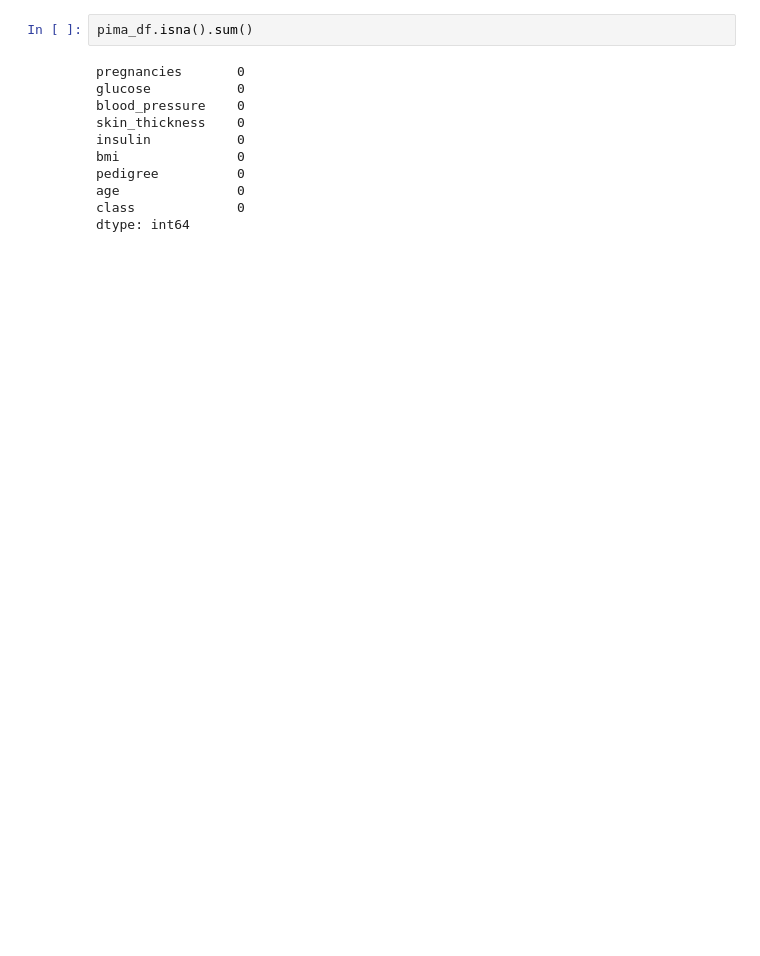
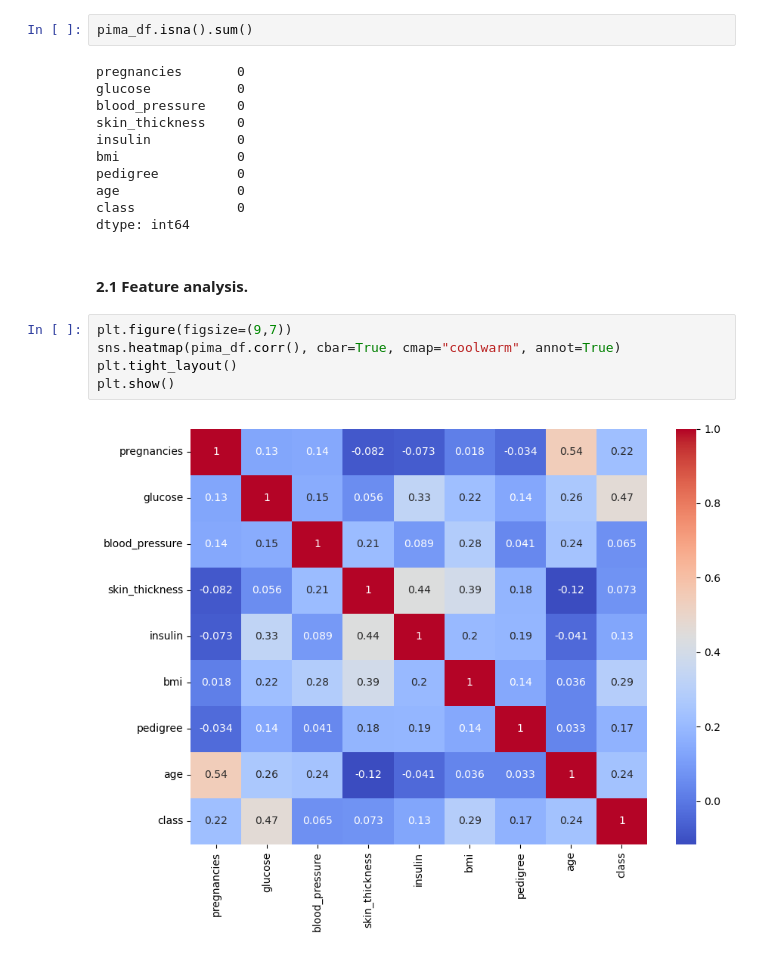
Before and after one commit to fenilenvinileno97/decision_trees, a Jupyter notebook: 3-random_forest.ipynb, the cells around one changed output. Saved outputs shown, nothing was run; the diff lists cells and outputs as text; blank space fills up the shorter version.

```diff
--- a/3-random_forest.ipynb
+++ b/3-random_forest.ipynb
@@ -65,3 +62,12 @@ pedigree          0
 age               0
 class             0
 dtype: int64
+# %% [markdown]
+#### 2.1 Feature analysis.
+# %%
+plt.figure(figsize=(9,7))
+sns.heatmap(pima_df.corr(), cbar=True, cmap="coolwarm", annot=True)
+plt.tight_layout()
+plt.show()
+# %% [output]
+[figure, added]
```
Also changed, not shown: parts of 14 cells of this notebook, 4 other files.
